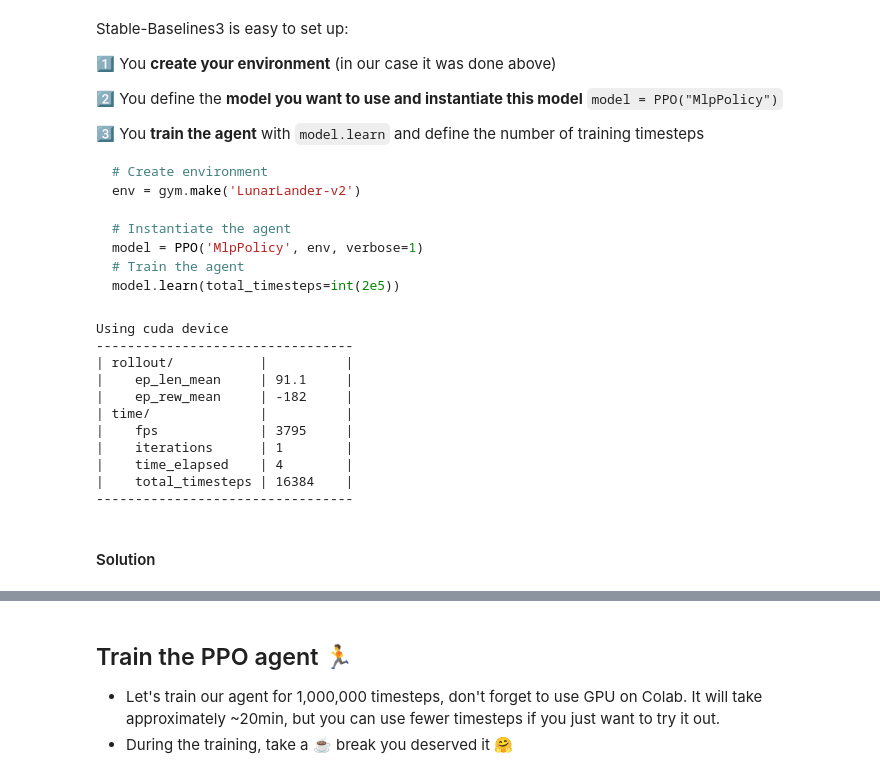
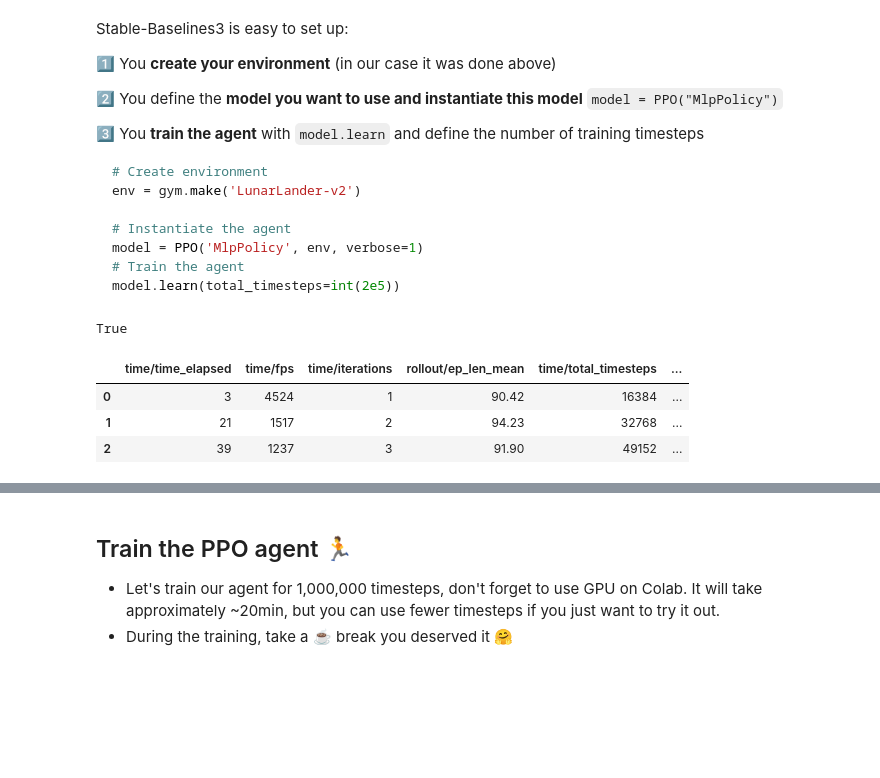
Before and after one commit to joitandr/hf_deep_rl_course, a Jupyter notebook: Unit 1. Introduction to Deep Reinforcement Learning/unit1.ipynb, the cells around one changed output, grey strips where cells are left out. Drawn from its saved outputs; the diff is of its cells as text; code cells hidden in the pictures; blank space fills up the shorter version.

````diff
--- a/Unit 1. Introduction to Deep Reinforcement Learning/unit1.ipynb
+++ b/Unit 1. Introduction to Deep Reinforcement Learning/unit1.ipynb
@@ -431,33 +451,8 @@ model = PPO('MlpPolicy', env, verbose=1)
 # Train the agent
 model.learn(total_timesteps=int(2e5))
 ```
-# %%
-# TODO: Define a PPO MlpPolicy architecture
-# We use MultiLayerPerceptron (MLPPolicy) because the input is a vector,
-# if we had frames as input we would use CnnPolicy
-model = PPO(
-  policy = 'MlpPolicy',
-  env = env,
-  n_steps = 1024,
-  batch_size = 64,
-  n_epochs = 10,
-  gamma = 0.999,
-  gae_lambda = 0.98,
-  ent_coef = 0.01,
-  verbose=1
-)
-model.learn(total_timesteps=int(2e5))
-# %% [output]
-Using cuda device
----------------------------------
-| rollout/           |          |
-|    ep_len_mean     | 91.1     |
-|    ep_rew_mean     | -182     |
-| time/              |          |
-|    fps             | 3795     |
-|    iterations      | 1        |
-|    time_elapsed    | 4        |
-|    total_timesteps | 16384    |
----------------------------------
-# %% [markdown]
-#### Solution
+# %%
+import torch
+torch.cuda.is_available()
+# %% [output]
+True
@@ -463,0 +482,7 @@ Using cuda device
+# %%
+log_df
+# %% [output]
+|  | time/time_elapsed | time/fps | time/iterations | rollout/ep_len_mean | time/total_timesteps | ... |
+| 0 | 3 | 4524 | 1 | 90.42 | 16384 | ... |
+| 1 | 21 | 1517 | 2 | 94.23 | 32768 | ... |
+| 2 | 39 | 1237 | 3 | 91.90 | 49152 | ... |
````
Also changed, not shown: parts of 29 cells of this notebook.
